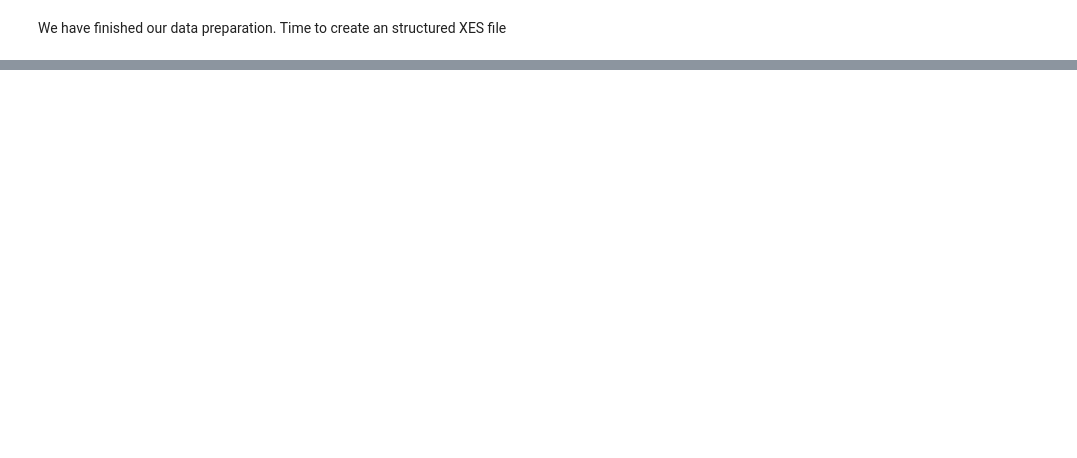
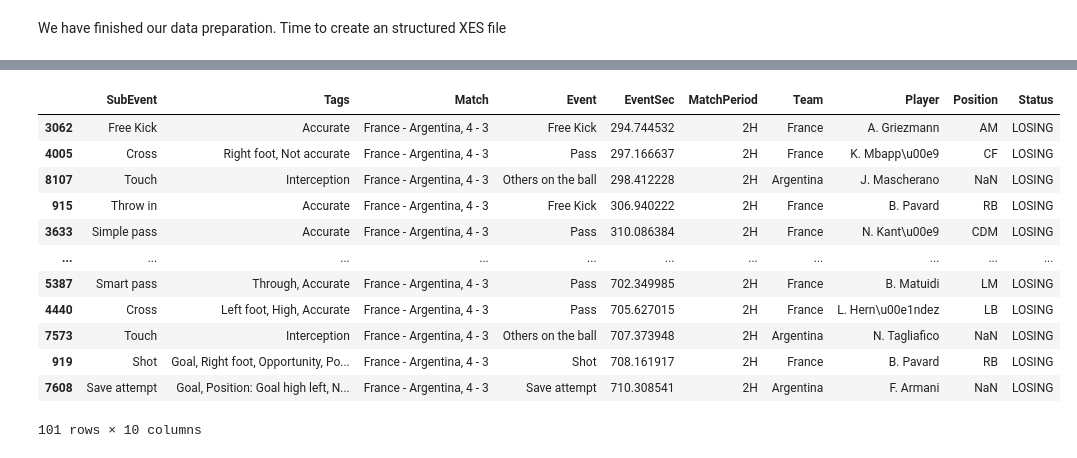
Before and after one commit to MrSachin7/ProcessMiningProject, a Jupyter notebook: Data_preparation/index.ipynb, the cells around one changed output, grey strips where cells are left out. Saved outputs shown, nothing was run; the diff lists cells and outputs as text; code cells hidden in the pictures; blank space fills up the shorter version.

```diff
--- a/Data_preparation/index.ipynb
+++ b/Data_preparation/index.ipynb
@@ -652,0 +645,16 @@ create_filtered_xes_file(second_half_data, "second_half_filtered_by_player.xes",
+# %%
+losing_data
+# %% [output]
+|  | SubEvent | Tags | Match | Event | EventSec | MatchPeriod | Team | Player | Position | Status |
+| 3062 | Free Kick | Accurate | France - Argentina, 4 - 3 | Free Kick | 294.744532 | 2H | France | A. Griezmann | AM | LOSING |
+| 4005 | Cross | Right foot, Not accurate | France - Argentina, 4 - 3 | Pass | 297.166637 | 2H | France | K. Mbapp\u00e9 | CF | LOSING |
+| 8107 | Touch | Interception | France - Argentina, 4 - 3 | Others on the ball | 298.412228 | 2H | Argentina | J. Mascherano | NaN | LOSING |
+| 915 | Throw in | Accurate | France - Argentina, 4 - 3 | Free Kick | 306.940222 | 2H | France | B. Pavard | RB | LOSING |
+| 3633 | Simple pass | Accurate | France - Argentina, 4 - 3 | Pass | 310.086384 | 2H | France | N. Kant\u00e9 | CDM | LOSING |
+| ... | ... | ... | ... | ... | ... | ... | ... | ... | ... | ... |
+| 5387 | Smart pass | Through, Accurate | France - Argentina, 4 - 3 | Pass | 702.349985 | 2H | France | B. Matuidi | LM | LOSING |
+| 4440 | Cross | Left foot, High, Accurate | France - Argentina, 4 - 3 | Pass | 705.627015 | 2H | France | L. Hern\u00e1ndez | LB | LOSING |
+| 7573 | Touch | Interception | France - Argentina, 4 - 3 | Others on the ball | 707.373948 | 2H | Argentina | N. Tagliafico | NaN | LOSING |
+| 919 | Shot | Goal, Right foot, Opportunity, Po... | France - Argentina, 4 - 3 | Shot | 708.161917 | 2H | France | B. Pavard | RB | LOSING |
+| 7608 | Save attempt | Goal, Position: Goal high left, N... | France - Argentina, 4 - 3 | Save attempt | 710.308541 | 2H | Argentina | F. Armani | NaN | LOSING |
+101 rows × 10 columns
```
Also changed, not shown: parts of 28 cells of this notebook, 13 other files.
